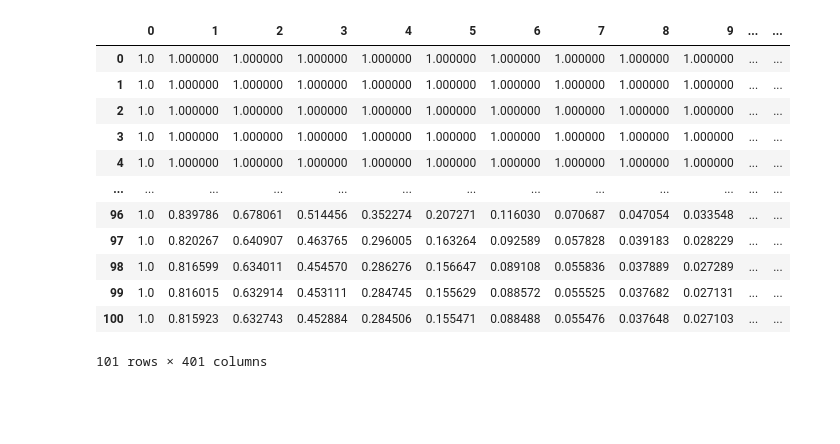
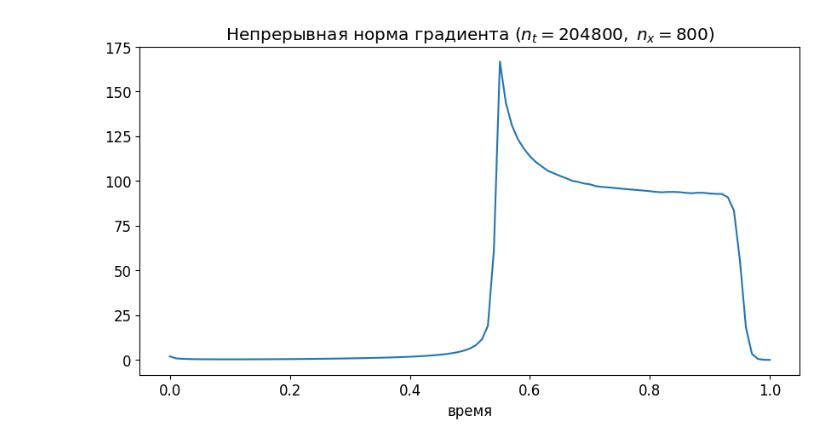
Before and after one commit to ponomarevandr/disruption, a Jupyter notebook: various_coordinates/experiments/work_test/test.ipynb, the cells around one changed output. Drawn from its saved outputs; the diff is of its cells as text; code cells hidden in the pictures; blank space fills up the shorter version.

```diff
--- a/various_coordinates/experiments/work_test/test.ipynb
+++ b/various_coordinates/experiments/work_test/test.ipynb
@@ -26,3 +27,0 @@ model_plot(model, [0, 0.1, 0.3, 0.4, 0.5, 0.55, 0.6, 0.7, 0.8, 1])
-# %%
-model = model_from_file('../../bin/experiment_2.csv')
-model_plot(model, [0, 0.1, 0.3, 0.4, 0.5, 0.55, 0.6, 0.7, 0.8, 1])
@@ -31,16 +28,8 @@ model_plot(model, [0, 0.1, 0.3, 0.4, 0.5, 0.55, 0.6, 0.7, 0.8, 1])
-# %%
-model._df_addi
-# %% [output]
-|  | 0 | 1 | 2 | 3 | 4 | 5 | 6 | 7 | 8 | 9 | ... | ... |
-| 0 | 1.0 | 1.000000 | 1.000000 | 1.000000 | 1.000000 | 1.000000 | 1.000000 | 1.000000 | 1.000000 | 1.000000 | ... | ... |
-| 1 | 1.0 | 1.000000 | 1.000000 | 1.000000 | 1.000000 | 1.000000 | 1.000000 | 1.000000 | 1.000000 | 1.000000 | ... | ... |
-| 2 | 1.0 | 1.000000 | 1.000000 | 1.000000 | 1.000000 | 1.000000 | 1.000000 | 1.000000 | 1.000000 | 1.000000 | ... | ... |
-| 3 | 1.0 | 1.000000 | 1.000000 | 1.000000 | 1.000000 | 1.000000 | 1.000000 | 1.000000 | 1.000000 | 1.000000 | ... | ... |
-| 4 | 1.0 | 1.000000 | 1.000000 | 1.000000 | 1.000000 | 1.000000 | 1.000000 | 1.000000 | 1.000000 | 1.000000 | ... | ... |
-| ... | ... | ... | ... | ... | ... | ... | ... | ... | ... | ... | ... | ... |
-| 96 | 1.0 | 0.839786 | 0.678061 | 0.514456 | 0.352274 | 0.207271 | 0.116030 | 0.070687 | 0.047054 | 0.033548 | ... | ... |
-| 97 | 1.0 | 0.820267 | 0.640907 | 0.463765 | 0.296005 | 0.163264 | 0.092589 | 0.057828 | 0.039183 | 0.028229 | ... | ... |
-| 98 | 1.0 | 0.816599 | 0.634011 | 0.454570 | 0.286276 | 0.156647 | 0.089108 | 0.055836 | 0.037889 | 0.027289 | ... | ... |
-| 99 | 1.0 | 0.816015 | 0.632914 | 0.453111 | 0.284745 | 0.155629 | 0.088572 | 0.055525 | 0.037682 | 0.027131 | ... | ... |
-| 100 | 1.0 | 0.815923 | 0.632743 | 0.452884 | 0.284506 | 0.155471 | 0.088488 | 0.055476 | 0.037648 | 0.027103 | ... | ... |
-101 rows × 401 columns
+# %%
+plt.figure(figsize=(10, 5))
+plt.title('Непрерывная норма градиента ($n_t = 204800, \; n_x = 800$)')
+plt.xlabel('время')
+plt.plot(model.ts, model.df_additional.iloc[:, 0])
+plt.show()
+# %% [output]
+[figure, added]
```
Also changed, not shown: parts of 32 cells of this notebook, 21 other files.
